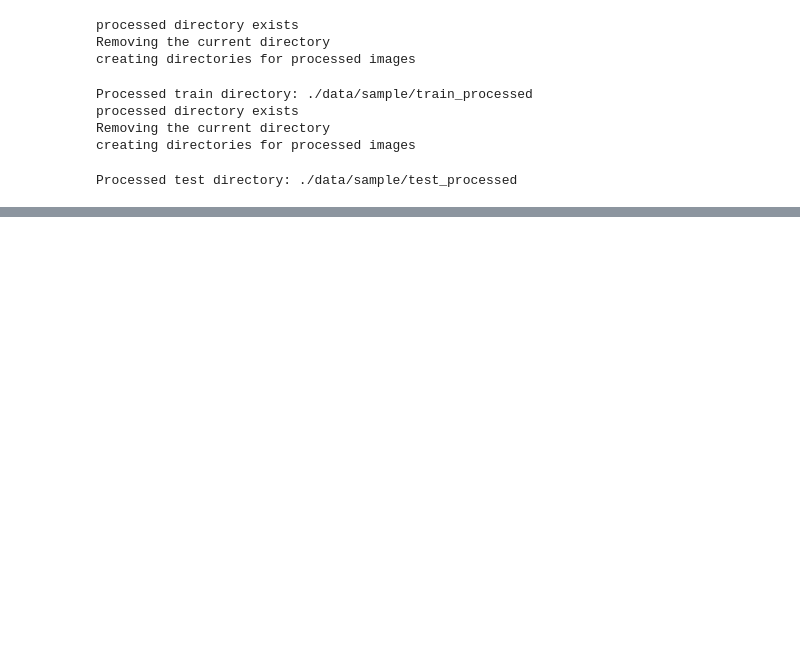
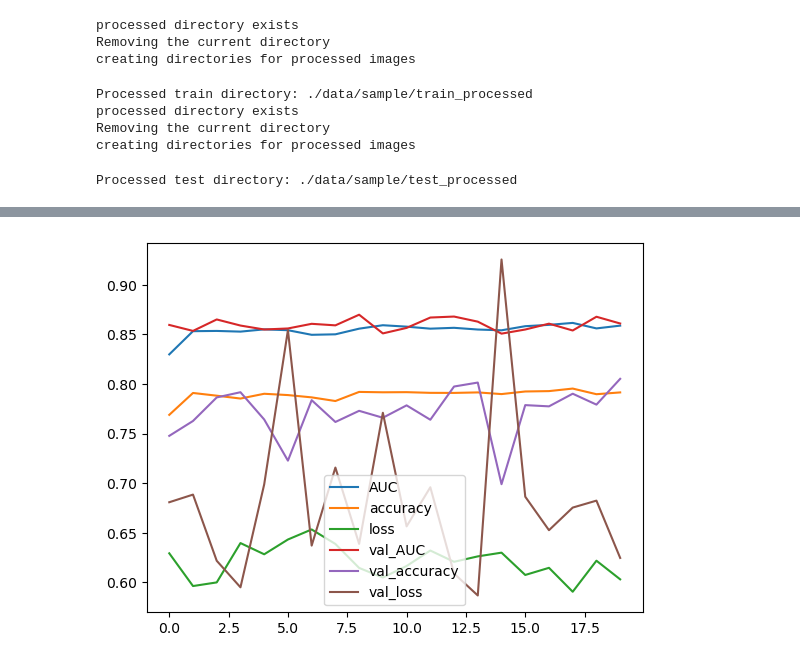
Before and after one commit to devmarkpro/histopathologic-cancer-detection, a Jupyter notebook: cancer-detection-cnn.ipynb, the cells around one changed output, grey strips where cells are left out. Saved outputs shown, nothing was run; the diff lists cells and outputs as text; code cells hidden in the pictures; blank space fills up the shorter version.

Commit message:
add resnet and fine tunning

```diff
--- a/cancer-detection-cnn.ipynb
+++ b/cancer-detection-cnn.ipynb
@@ -219,0 +354,11 @@ val_ds = val_ds.prefetch(tf.data.AUTOTUNE)
+# %%
+def get_lr_schedule(lr=1e-2, decay_steps=10000, decay_rate=0.9):
+    """
+    Returns a learning rate schedule for training.
+
+    """
+    lr_schedule = keras.optimizers.schedules.ExponentialDecay(
+    initial_learning_rate=lr,
+    decay_steps=decay_steps,
+    decay_rate=decay_rate)
+    return lr_schedule
@@ -356,0 +475,71 @@ pd.DataFrame(simple_cnn_history.history).plot()
+# %%
+from tensorflow.keras.applications import ResNet152V2
+from keras.applications.resnet_v2 import preprocess_input, decode_predictions
+
+def build_resnet152v2(input_shape=(IMAGE_SIZE, IMAGE_SIZE, IMAGE_CHANNEL)) -> keras.Model:
+    """
+    Builds a ResNet152V2 model with transfer learning.
+    """
+    base_model = ResNet152V2(
+        weights='imagenet',
+        include_top=False,
+        input_shape=input_shape
+    )
+
+    base_model.trainable = False  # Freeze the base model
+
+    model = keras.Sequential([
+        base_model,
+        layers.GlobalAveragePooling2D(),
+        layers.Dense(1, activation='sigmoid')
+    ])
+
+    return model
+
+# Preprocess the datasets
+print("Preprocessing datasets with ResNet152V2 preprocess_input...")
+preprocess_train_ds = train_ds.map(lambda x, y: (preprocess_input(x), y))
+preprocess_val_ds = val_ds.map(lambda x, y: (preprocess_input(x), y))
+
+# Build and compile the ResNet152V2 model
+print("Building ResNet152V2 model...")
+resnet152v2_model = build_resnet152v2(input_shape=(IMAGE_SIZE, IMAGE_SIZE, IMAGE_CHANNEL))
+
+resnet152v2_model.compile(
+    optimizer=keras.optimizers.Adam(learning_rate=get_lr_schedule()),
+    loss=LOSS,
+    metrics=METRICS
+)
+print(resnet152v2_model.summary())
+
+# Fit the model
+print("Fitting ResNet152V2 model...")
+resnet152v2_history = resnet152v2_model.fit(
+    preprocess_train_ds,
+    validation_data=preprocess_val_ds,
+    epochs=EPOCHS,
+    class_weight=get_class_weights(df),
+    callbacks=[
+        tf.keras.callbacks.ModelCheckpoint("checkpoints/resnet152v2/save_at_{epoch}.keras"),
+        tf.keras.callbacks.EarlyStopping(monitor='val_auc', mode='max', patience=5, restore_best_weights=True)
+        # tf.keras.callbacks.EarlyStopping(monitor='val_loss', patience=5, restore_best_weights=True)
+    ]
+)
+
+# predict on the test dataset
+print("Predicting on the test dataset with ResNet152V2 model...")
+predictions, submission_path = predict_and_save_submission(resnet152v2_model, "resnet152v2", test_ds, output_dir='./submissions')
+predictions = (predictions > 0.5).astype(int)  # Convert probabilities
+predictions = predictions.flatten()
+print(f"Predictions saved to {submission_path}")
+
+# percent of predictions by label
+print("Calculating prediction percentages...")
+percent_0 = np.mean(predictions == 0) * 100
+percent_1 = np.mean(predictions == 1) * 100
+print(f"Predictions: {percent_0:.2f}% label 0, {percent_1:.2f}% label 1")
+print(f"Total predictions: {len(predictions)}, label 0: {np.sum(predictions == 0)}, label 1: {np.sum(predictions == 1)}")
+
+print("Plotting training history for ResNet152V2 model...")
+pd.DataFrame(resnet152v2_history.history).plot()
+# %% [output]
@@ -356,0 +586 @@ pd.DataFrame(simple_cnn_history.history).plot()
+[figure, added]
```
Also changed, not shown: parts of 36 cells of this notebook, 1 other file.
